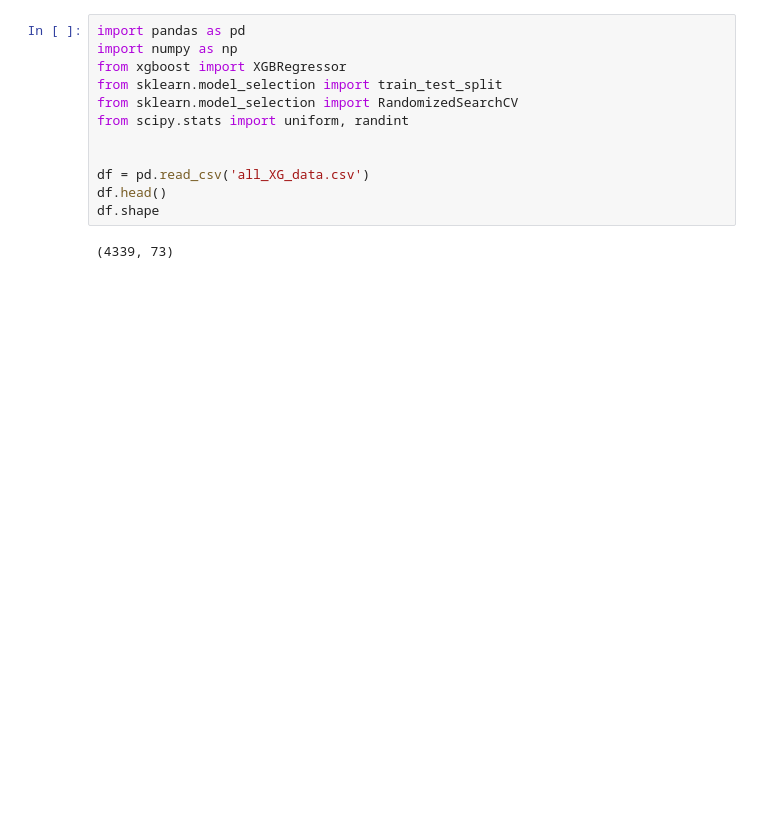
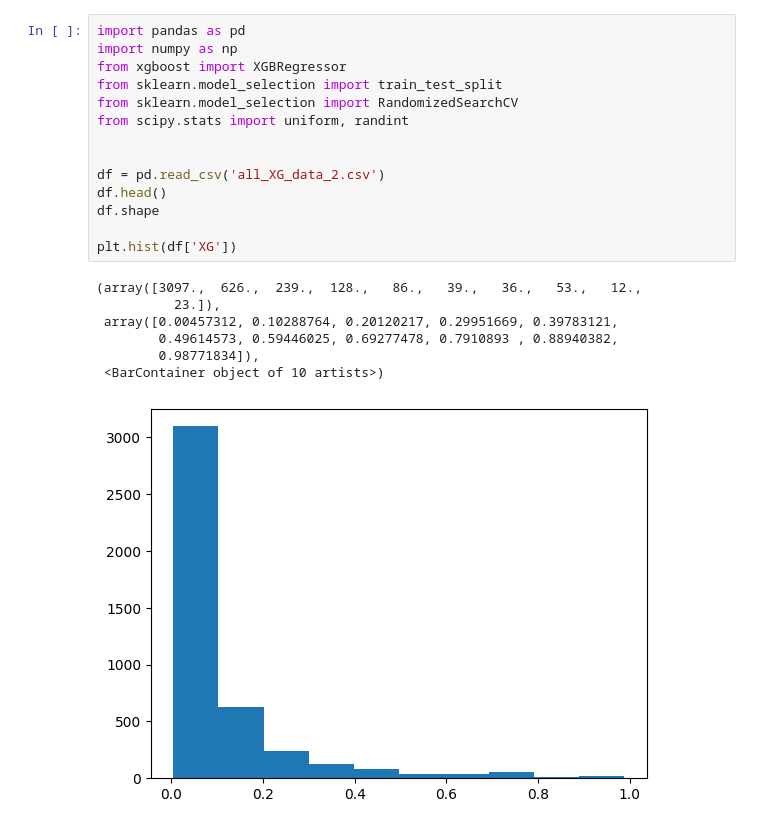
Before and after one commit to adiguzeldeniz/ekip_makine, a Jupyter notebook: XG_XGBoost.ipynb, the cells around one changed output. Cells and saved outputs as stored; diff of their text form; blank space fills up the shorter version.

```diff
--- a/XG_XGBoost.ipynb
+++ b/XG_XGBoost.ipynb
@@ -1,14 +1,22 @@
 # %%
 import pandas as pd
 import numpy as np
 from xgboost import XGBRegressor
 from sklearn.model_selection import train_test_split
 from sklearn.model_selection import RandomizedSearchCV
 from scipy.stats import uniform, randint
 
 
-df = pd.read_csv('all_XG_data.csv')
+df = pd.read_csv('all_XG_data_2.csv')
 df.head()
 df.shape
+
+plt.hist(df['XG'])
 # %% [output]
-(4339, 73)
+(array([3097.,  626.,  239.,  128.,   86.,   39.,   36.,   53.,   12.,
+          23.]),
+ array([0.00457312, 0.10288764, 0.20120217, 0.29951669, 0.39783121,
+        0.49614573, 0.59446025, 0.69277478, 0.7910893 , 0.88940382,
+        0.98771834]),
+ <BarContainer object of 10 artists>)
+[figure, added]
```
Also changed, not shown: parts of 8 cells of this notebook, 2 other files.
